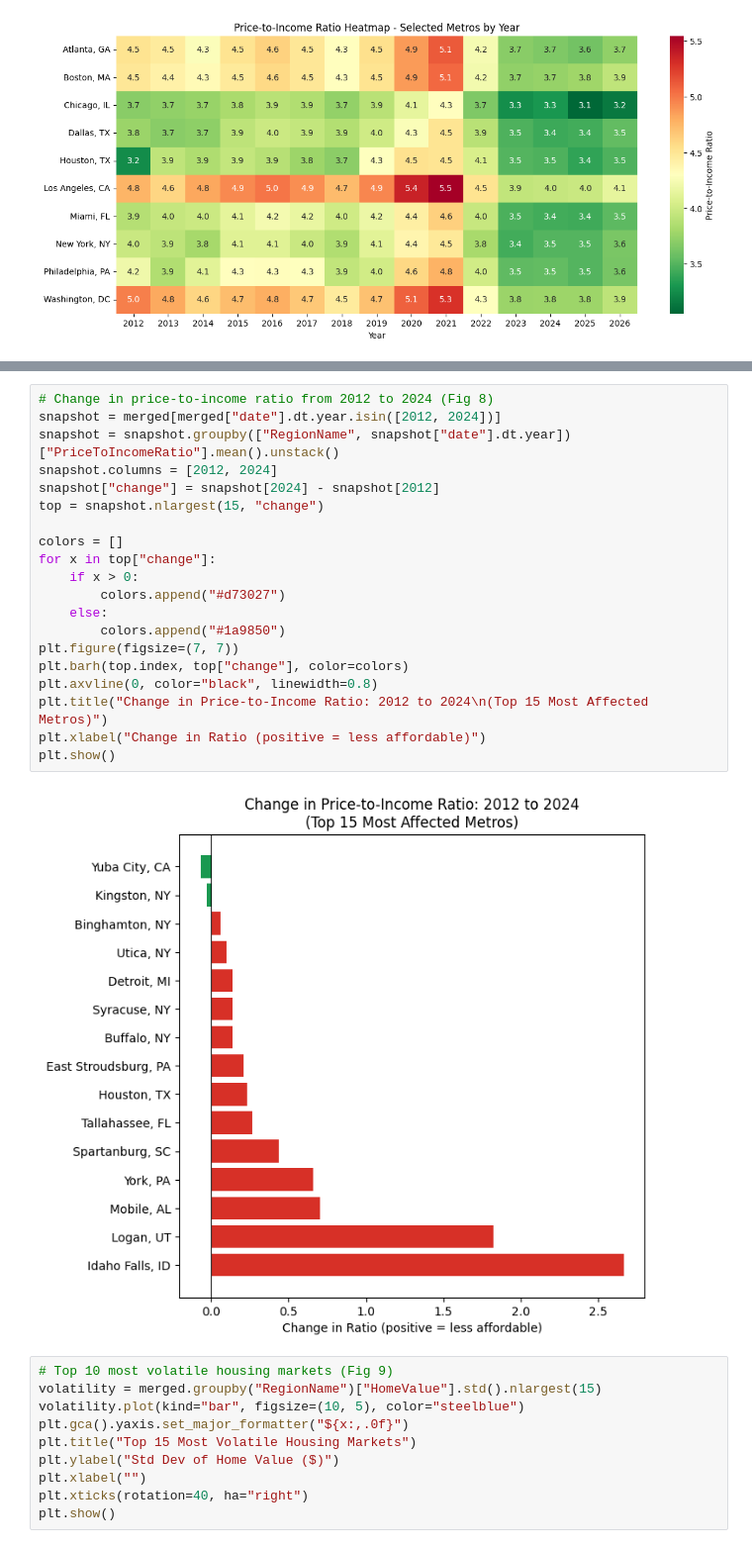
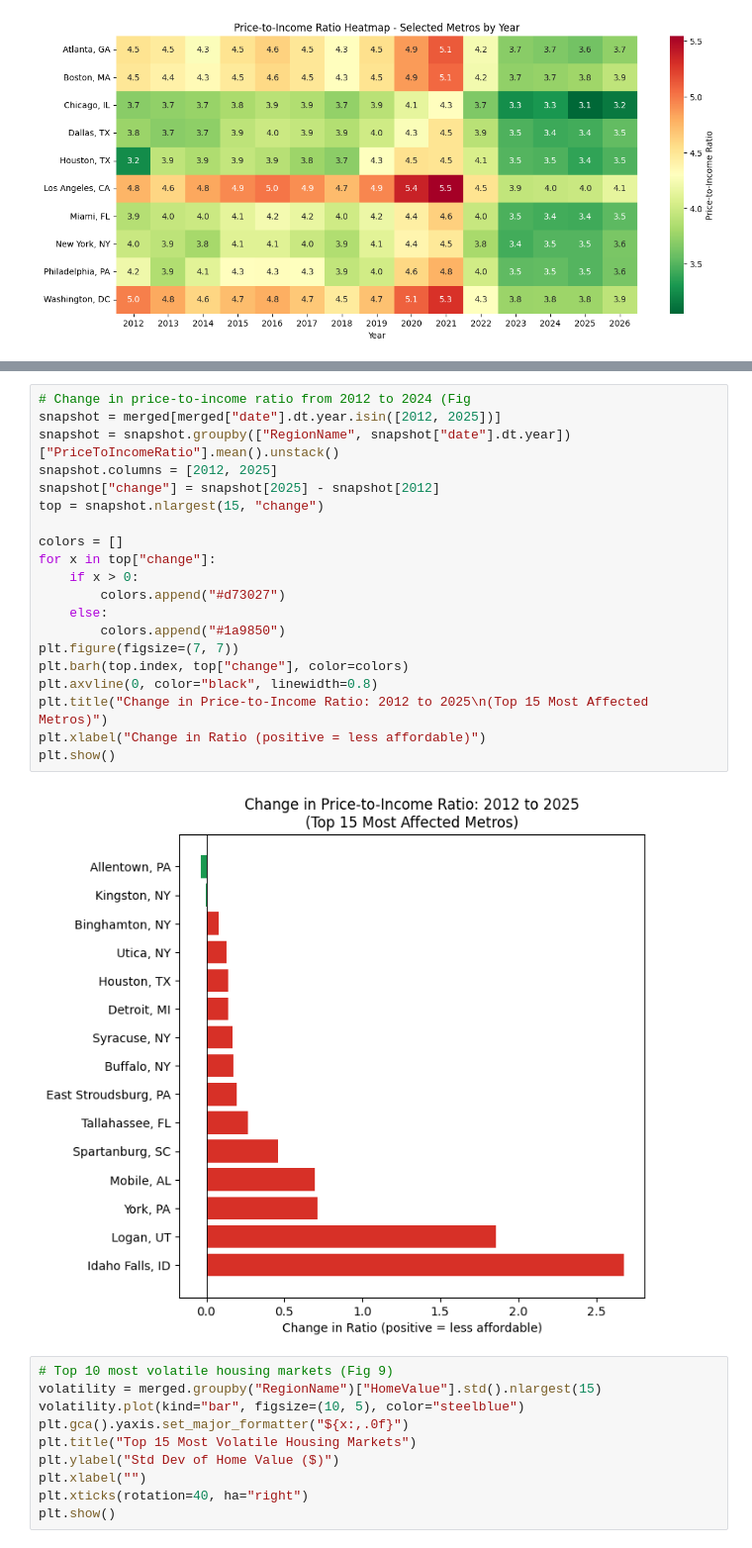
Before and after one commit to jkolo1/STA141B-Final-Project-Group-15, a Jupyter notebook: Housing Project.ipynb, the cells around one changed output, grey strips where cells are left out. Shown at 99% size. Cells and saved outputs as stored; diff of their text form.

```diff
--- a/Housing Project.ipynb
+++ b/Housing Project.ipynb
@@ -300,25 +248,25 @@ plt.show()
 # %%
-# Change in price-to-income ratio from 2012 to 2024 (Fig 8)
-snapshot = merged[merged["date"].dt.year.isin([2012, 2024])]
+# Change in price-to-income ratio from 2012 to 2024 (Fig
+snapshot = merged[merged["date"].dt.year.isin([2012, 2025])]
 snapshot = snapshot.groupby(["RegionName", snapshot["date"].dt.year])["PriceToIncomeRatio"].mean().unstack()
-snapshot.columns = [2012, 2024]
-snapshot["change"] = snapshot[2024] - snapshot[2012]
+snapshot.columns = [2012, 2025]
+snapshot["change"] = snapshot[2025] - snapshot[2012]
 top = snapshot.nlargest(15, "change")
 
 colors = []
 for x in top["change"]:
     if x > 0:
         colors.append("#d73027")
     else:
         colors.append("#1a9850")
 plt.figure(figsize=(7, 7))
 plt.barh(top.index, top["change"], color=colors)
 plt.axvline(0, color="black", linewidth=0.8)
-plt.title("Change in Price-to-Income Ratio: 2012 to 2024\n(Top 15 Most Affected Metros)")
+plt.title("Change in Price-to-Income Ratio: 2012 to 2025\n(Top 15 Most Affected Metros)")
 plt.xlabel("Change in Ratio (positive = less affordable)")
 plt.show()
 # %% [output]
-[figure, old version]
+[figure, new version]
 # %%
 # Top 10 most volatile housing markets (Fig 9)
 volatility = merged.groupby("RegionName")["HomeValue"].std().nlargest(15)
```
Also changed, not shown: parts of 4 cells of this notebook.
